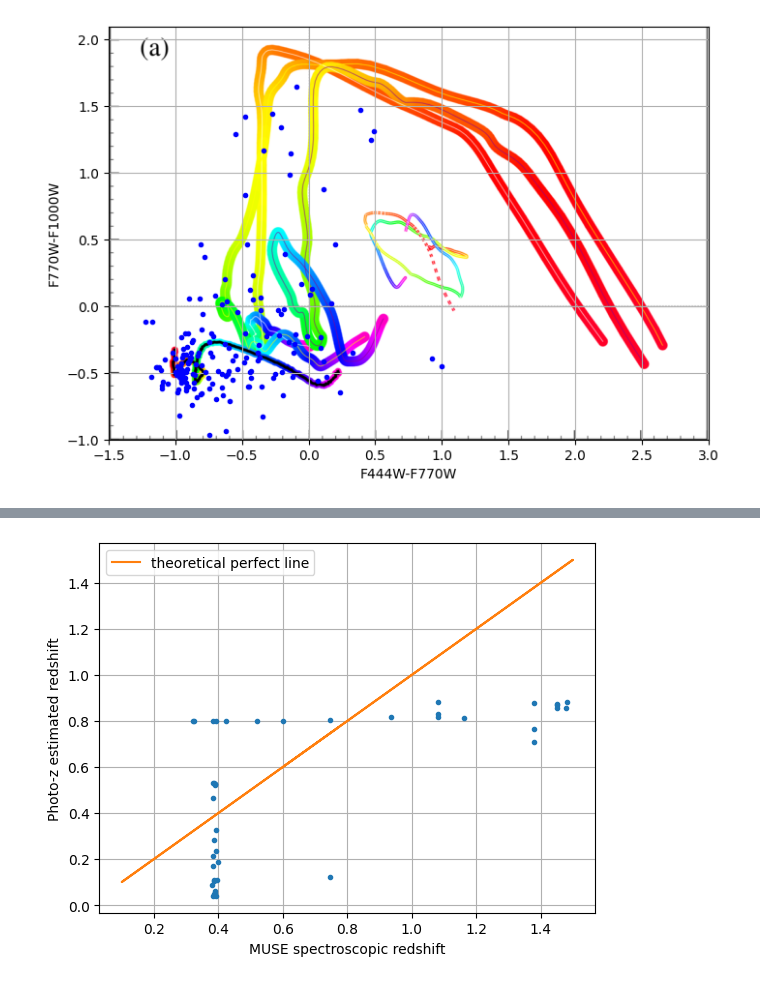
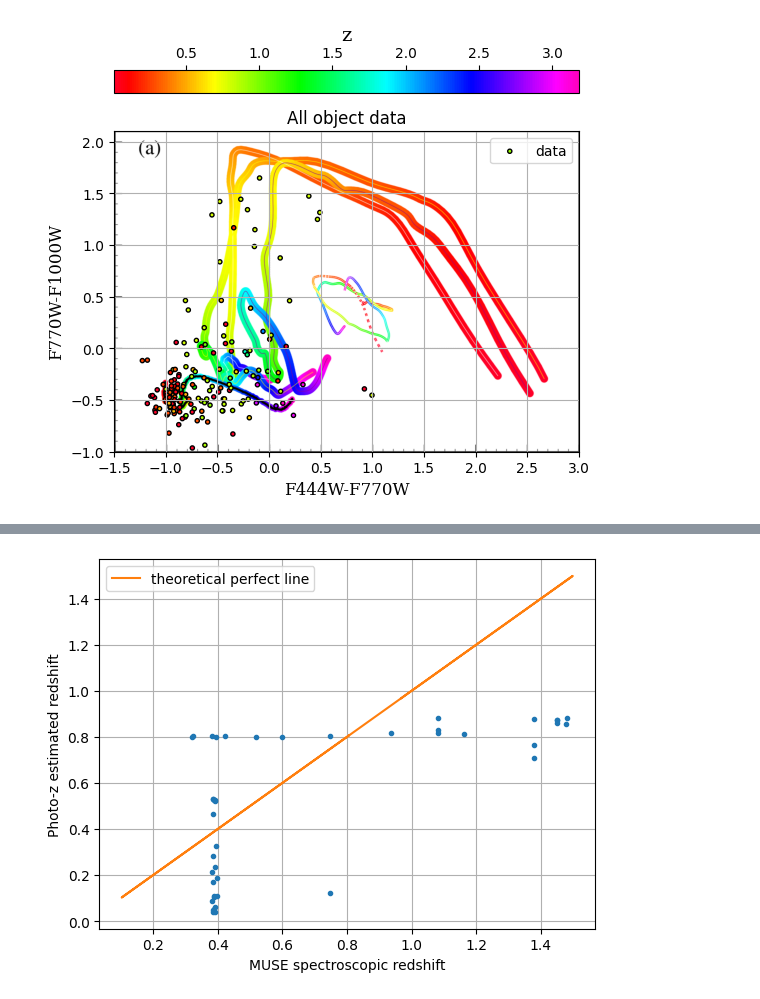
Before and after one commit to StellaWasTaken/1st-year-project, a Jupyter notebook: CSFG data results.ipynb, the cells around one changed output, grey strips where cells are left out. Drawn from its saved outputs; the diff is of its cells as text; code cells hidden in the pictures.

```diff
--- a/CSFG data results.ipynb
+++ b/CSFG data results.ipynb
@@ -33,0 +14,10 @@ M3 = np.asarray(MAG770)-np.asarray(MAG1000)
+# %%
+lists = catalogue.keys()
+sm = cm.colormaps["gist_rainbow"] #colorbar
+index = 0 #index trick...
+for i in lists: #adding photo-z to catalogue
+    catalogue[i]["photo-z"] = red[index]
+    index += 1
+redshift = np.genfromtxt("photz.zout", skip_header=2, delimiter=None) #getting photometric redshift
+redshiftt = np.transpose(redshift)
+red = redshiftt[17] #the photometric redshift
@@ -34,13 +37,31 @@ M3 = np.asarray(MAG770)-np.asarray(MAG1000)
+# %%
+M710 = np.array([]) #f770w-f100w
+M115 = np.array([]) #f1000w-f1500w
+M47 = np.array([]) #f444w-f770w
+M710e = np.array([]) #f770w-f100w error
+M115e = np.array([]) #f1000w-f1500w error
+M47e = np.array([]) #f444w-f770w error
+
+for i in lists:
+    M710 = np.append(M710, float(catalogue[i]["f770w"]["MAG_APER"])-float(catalogue[i]["f1000w"]["MAG_APER"]))
+    M115 = np.append(M115, float(catalogue[i]["f1000w"]["MAG_APER"])-float(catalogue[i]["f1500w"]["MAG_APER"]))
+    M47 = np.append(M47, float(catalogue[i]["f444w"]["MAG_APER"])-float(catalogue[i]["f770w"]["MAG_APER"]))
+    M710e = np.append(M710e, np.sqrt((float(catalogue[i]["f770w"]["MAGERR_APER"]))**2+(float(catalogue[i]["f1000w"]["MAGERR_APER"]))**2))
+    M115e = np.append(M115e, np.sqrt((float(catalogue[i]["f1000w"]["MAGERR_APER"]))**2+(float(catalogue[i]["f1500w"]["MAGERR_APER"]))**2))
+    M47e = np.append(M47e, np.sqrt((float(catalogue[i]["f444w"]["MAGERR_APER"]))**2+(float(catalogue[i]["f770w"]["MAGERR_APER"]))**2))
+    #Burde være alt den magnitude data vi har brug for
 # %%
-erm = plt.imread("Danial paper 444 QUALITY.png") #Før upload har jeg ved en fejl slettet usikkerhedderne, derfor kommenteret ud
-plt.figure(figsize=(8, 10))
-implot = plt.imshow(erm, extent=[-1.5, 3, -1, 2.1])
-plt.plot(M6, M3, ".", color="b", label = "data")
-#plt.errorbar(M6, M3, yerr=uncerty, xerr=uncertx, linestyle = "", color="r", label = "error")
-plt.xlabel("F444W-F770W")
-plt.ylabel("F770W-F1000W")
+plt.figure(figsize=(6, 10))
+implot = plt.imshow(fig1, extent=[-1.5, 3, -1, 2.1])
+allplot1 = plt.scatter(M47, M710, c=red, marker=".",  label = "data", cmap=sm, edgecolors="k")
+plt.colorbar(allplot1, orientation="horizontal", location="top").set_label(label='z',size=14,**newfont)
+#plt.errorbar(M47, M710, yerr=M710e, xerr=M47e, linestyle = "", color="r", label = "error") #VERY large errors
+plt.title("All object data")
+plt.xlabel("F444W-F770W", **newfont, fontsize=12)
+plt.ylabel("F770W-F1000W", **newfont, fontsize=12)
 plt.xlim(-1.5, 3)
 plt.ylim(-1, 2.1)
+plt.legend()
 plt.grid()
 # %% [output]
-[figure, old version]
+[figure, new version]
```
Also changed, not shown: parts of 13 cells of this notebook.
